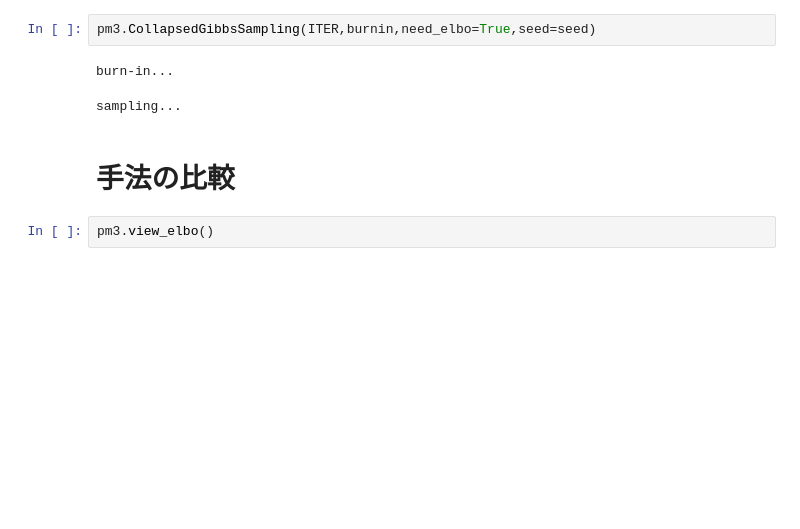
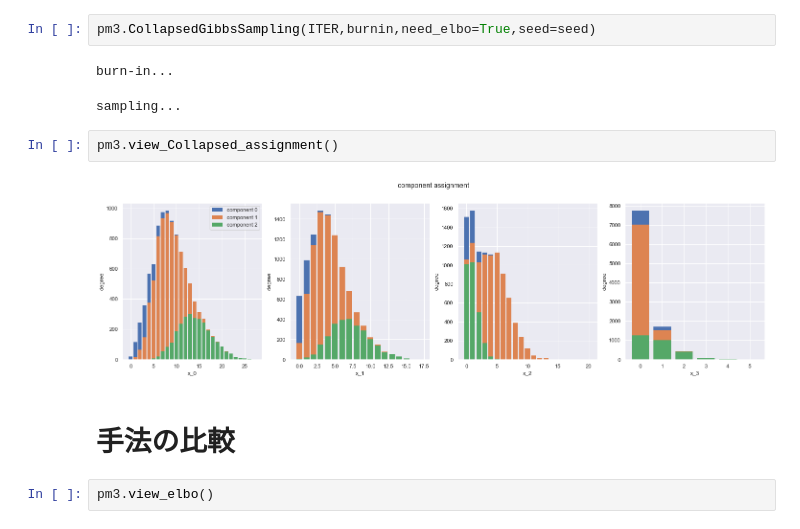
Before and after one commit to joeyoji/BayesModel, a Jupyter notebook: tutorial_notebook.ipynb, the cells around one changed output. Cells and saved outputs as stored; diff of their text form; blank space fills up the shorter version.

```diff
--- a/tutorial_notebook.ipynb
+++ b/tutorial_notebook.ipynb
@@ -122,6 +122,10 @@ pm3.CollapsedGibbsSampling(ITER,burnin,need_elbo=True,seed=seed)
 # %% [output]
 burn-in...
 sampling...
+# %%
+pm3.view_Collapsed_assignment()
+# %% [output]
+[figure, added]
 # %% [markdown]
 # 手法の比較
 # %%
```
Also changed, not shown: parts of 5 cells of this notebook.
